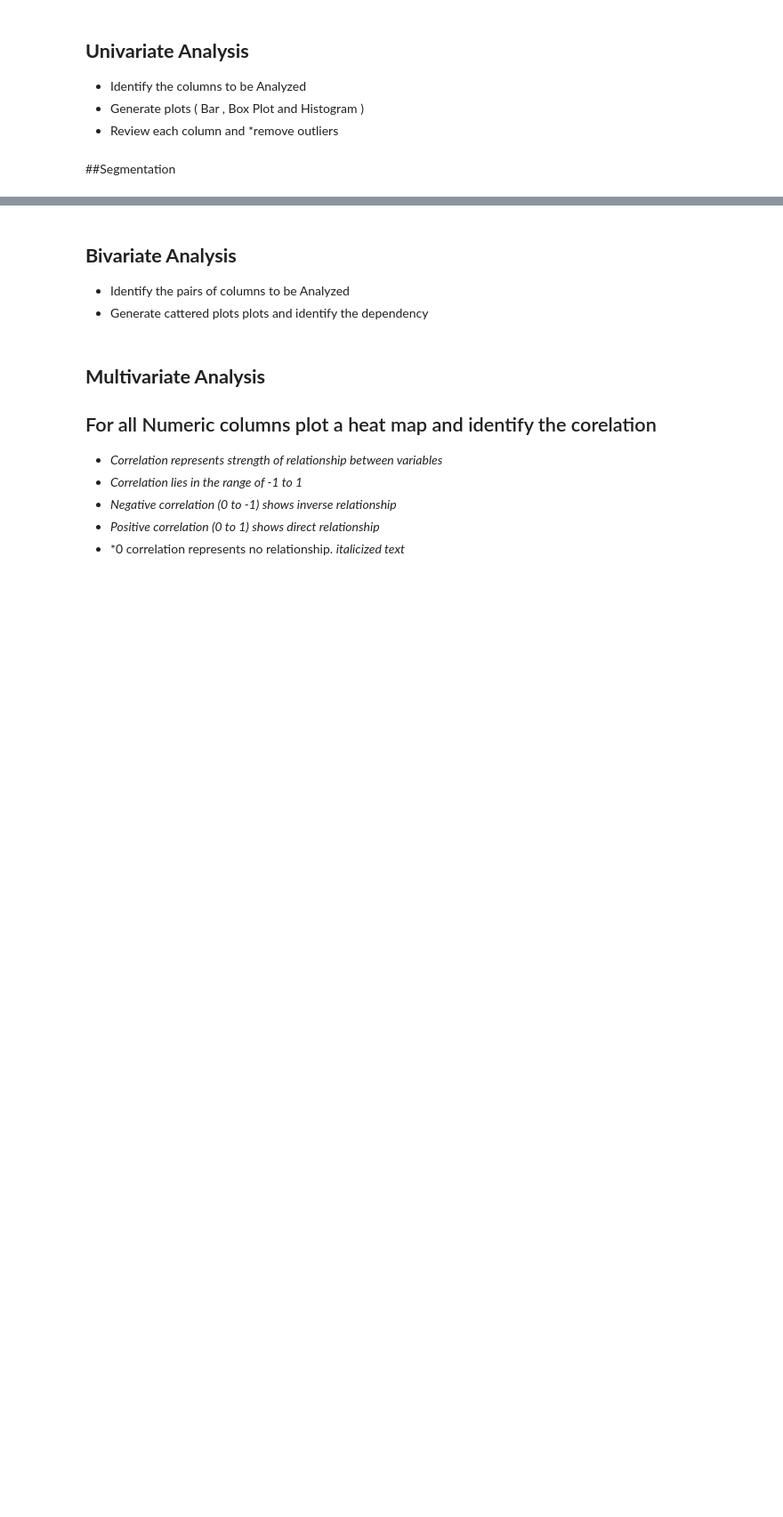
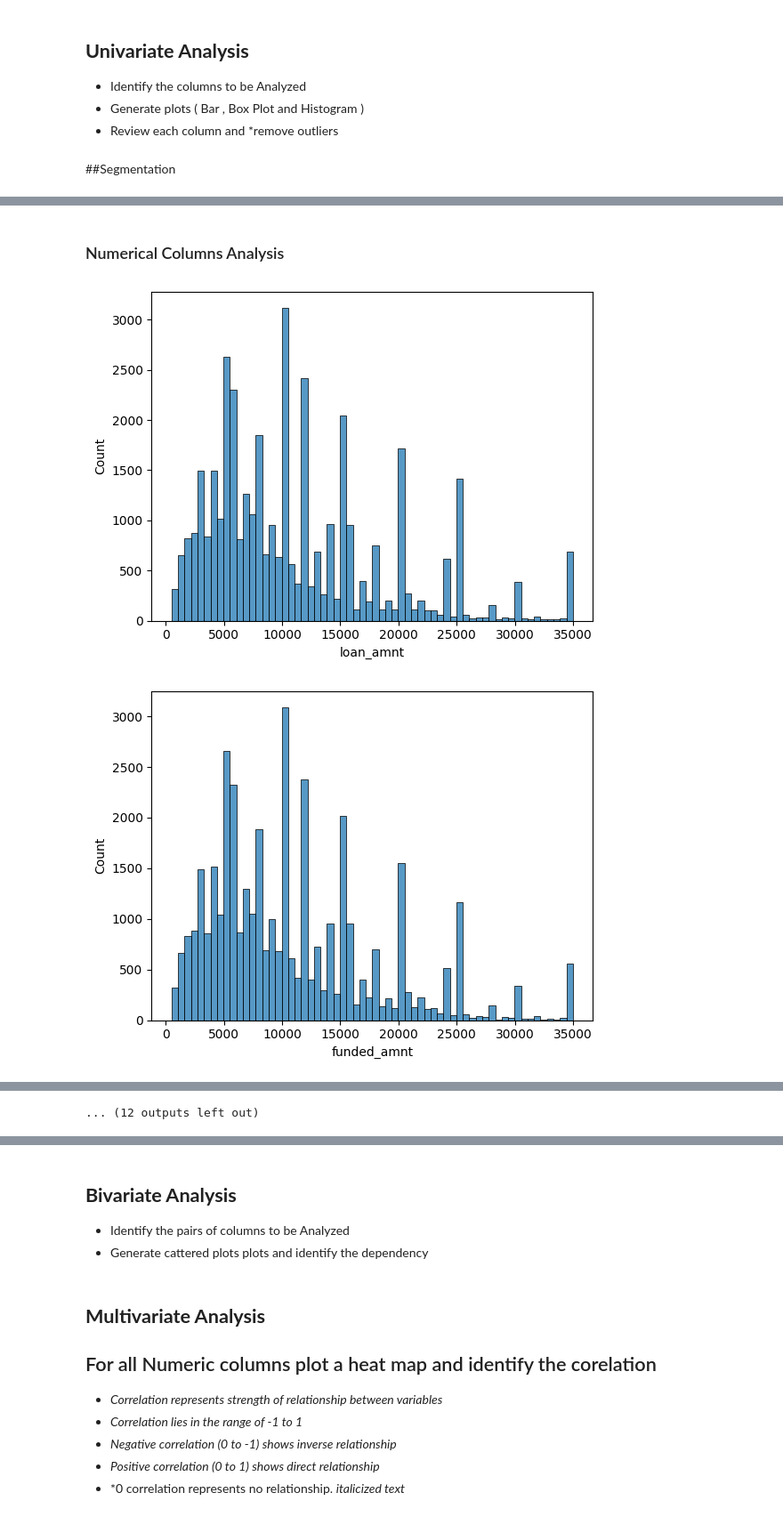
Before and after one commit to balu337/LendingClubRepo, a Jupyter notebook: LC_v1.ipynb, the cells around one changed output, grey strips where cells are left out. Shown: that part at 89% size. Cells and saved outputs as stored; diff of their text form; code cells hidden in the pictures; blank space fills up the shorter version.

```diff
--- a/LC_v1.ipynb
+++ b/LC_v1.ipynb
@@ -201,10 +129,12 @@ def getYears(x):
   if(len(xlist) == 3):
     ans=0
   elif (len(xlist) == 2):
-    ans=x.split(" ")[0][:2]
+    ans=int(x.split(" ")[0][:2])
+  elif pd.isna(x):
+    ans=x
   else:
-      ans=x
-  return int(ans)
+      ans=int(x)
+  return ans
 
 
 # Convertng Object to int
@@ -342,19 +276,21 @@ Index(['id', 'member_id', 'loan_amnt', 'funded_amnt', 'funded_amnt_inv',
       dtype='object')
 # %%
-#Segmentatoin half done
-
-
 cat_cols=[ 'grade', 'sub_grade','home_ownership', 'verification_status',
        'issue_d', 'loan_status', 'pymnt_plan','zip_code', 'addr_state','open_acc', 'pub_rec',]
-num_cols=['loan_amnt','funded_amnt','funded_amnt_inv', 'term', 'int_rate', 'installment','emp_length',  'annual_inc','dti', 'delinq_2yrs','inq_last_6mths', 'mths_since_last_delinq',
-       'mths_since_last_record', 'revol_bal',
-       'revol_util', 'total_acc','out_prncp',
-       'out_prncp_inv', 'total_pymnt', 'total_pymnt_inv', 'total_rec_prncp',
-       'total_rec_int', 'total_rec_late_fee', 'recoveries',
-       'collection_recovery_fee', ]
-extra_cols=['id', 'member_id', , ,
-       'emp_title',
-        'url', 'desc', 'purpose',
-       'title',
-       'earliest_cr_line',   'initial_list_status', 'last_pymnt_d', 'last_pymnt_amnt',
+num_cols=['loan_amnt','funded_amnt','funded_amnt_inv', 'term', 'int_rate', 'installment',
+          'emp_length',  'annual_inc','dti', 'delinq_2yrs','inq_last_6mths', 'mths_since_last_delinq',
+          'revol_bal','revol_util', 'total_acc','out_prncp',
+          'out_prncp_inv', 'total_pymnt', 'total_pymnt_inv','total_rec_prncp',
+          'total_rec_int', 'total_rec_late_fee', 'recoveries','collection_recovery_fee', ]
+extra_cols=['id', 'member_id',  'emp_title','url', 'desc', 'purpose',
+       'title','earliest_cr_line',   'initial_list_status', 'last_pymnt_d', 'last_pymnt_amnt',
        'next_pymnt_d', 'last_credit_pull_d', 'collections_12_mths_ex_med']
+# %% [markdown]
+### Numerical Columns Analysis
+# %%
+for i in num_cols:
+    sns.histplot(x=df1[i])
+    plt.show()
+# %% [output]
+[figure, added]
+[figure, added]
@@ -360,0 +307 @@ extra_cols=['id', 'member_id', , ,
+... (12 outputs left out)
```
Also changed, not shown: parts of 20 cells of this notebook.
